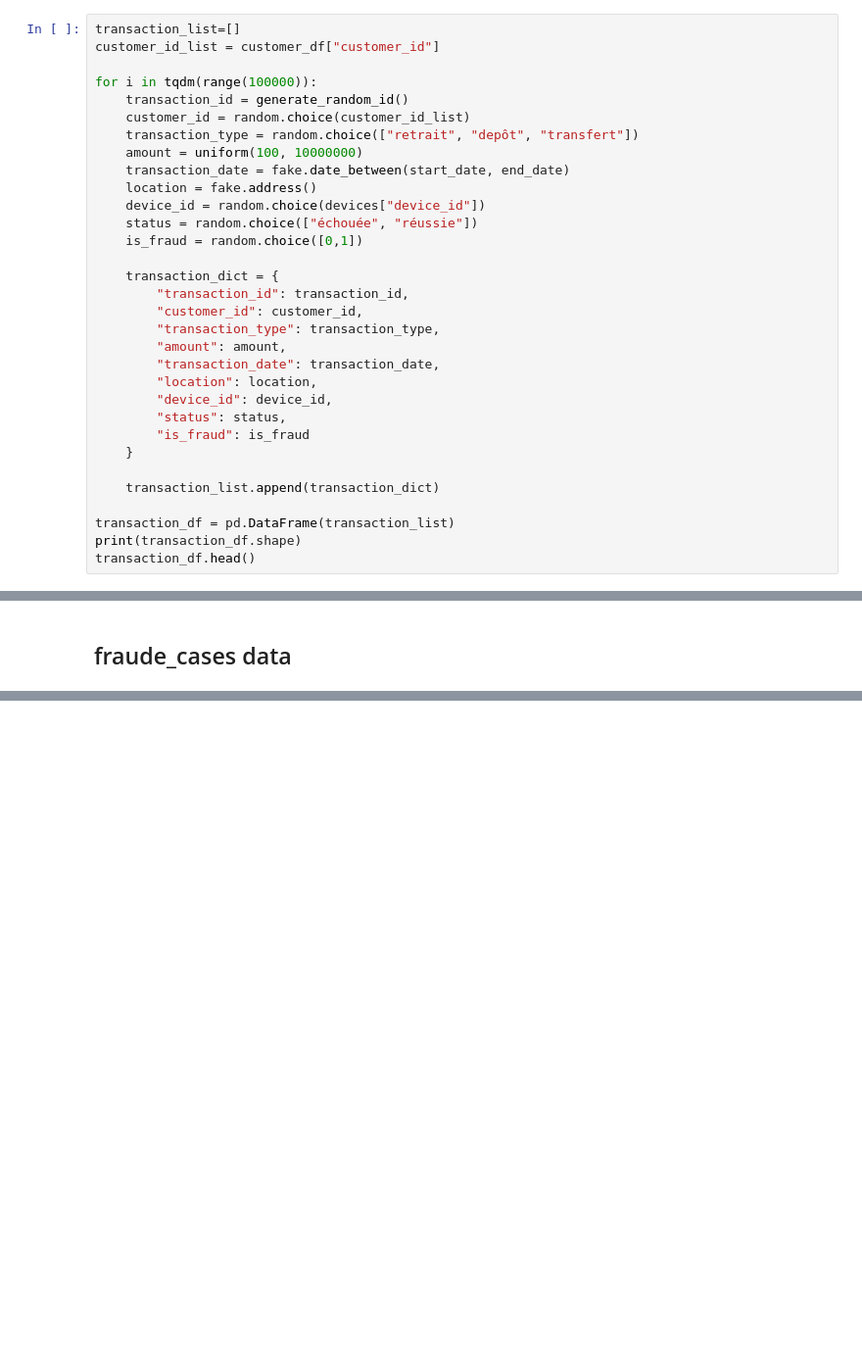
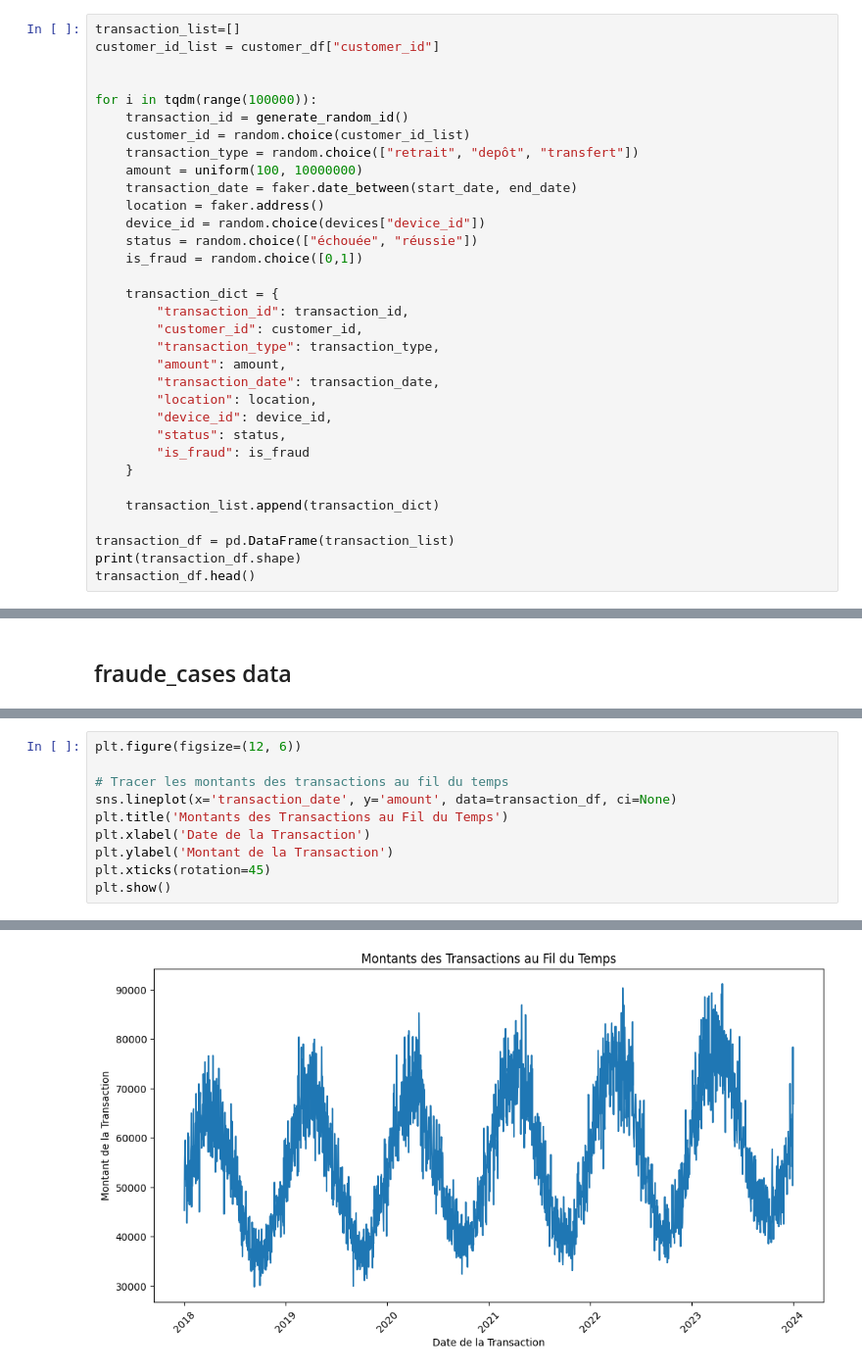
Before and after one commit to Anaaurelle237/AI_Summer_projet_8, a Jupyter notebook: notebooks/create_table.ipynb, the cells around one changed output, grey strips where cells are left out. Shown at 98% size. Cells and saved outputs as stored; diff of their text form; blank space fills up the shorter version.

```diff
--- a/notebooks/create_table.ipynb
+++ b/notebooks/create_table.ipynb
@@ -192,14 +186,15 @@ devices.to_csv('../Data/Train/devices.csv')
 # %%
 transaction_list=[]
 customer_id_list = customer_df["customer_id"]
+
 
 for i in tqdm(range(100000)):
     transaction_id = generate_random_id()
     customer_id = random.choice(customer_id_list)
     transaction_type = random.choice(["retrait", "depôt", "transfert"])
     amount = uniform(100, 10000000)
-    transaction_date = fake.date_between(start_date, end_date)
-    location = fake.address()
+    transaction_date = faker.date_between(start_date, end_date)
+    location = faker.address()
     device_id = random.choice(devices["device_id"])
     status = random.choice(["échouée", "réussie"])
     is_fraud = random.choice([0,1])
@@ -489,0 +471,11 @@ list_data[0].split(os.sep)[-1].split('.')[0]
+# %%
+plt.figure(figsize=(12, 6))
+
+# Tracer les montants des transactions au fil du temps
+sns.lineplot(x='transaction_date', y='amount', data=transaction_df, ci=None)
+plt.title('Montants des Transactions au Fil du Temps')
+plt.xlabel('Date de la Transaction')
+plt.ylabel('Montant de la Transaction')
+plt.xticks(rotation=45)
+plt.show()
+# %% [output]
@@ -489,0 +485 @@ list_data[0].split(os.sep)[-1].split('.')[0]
+[figure, added]
```
Also changed, not shown: parts of 17 cells of this notebook, 1 other file.
